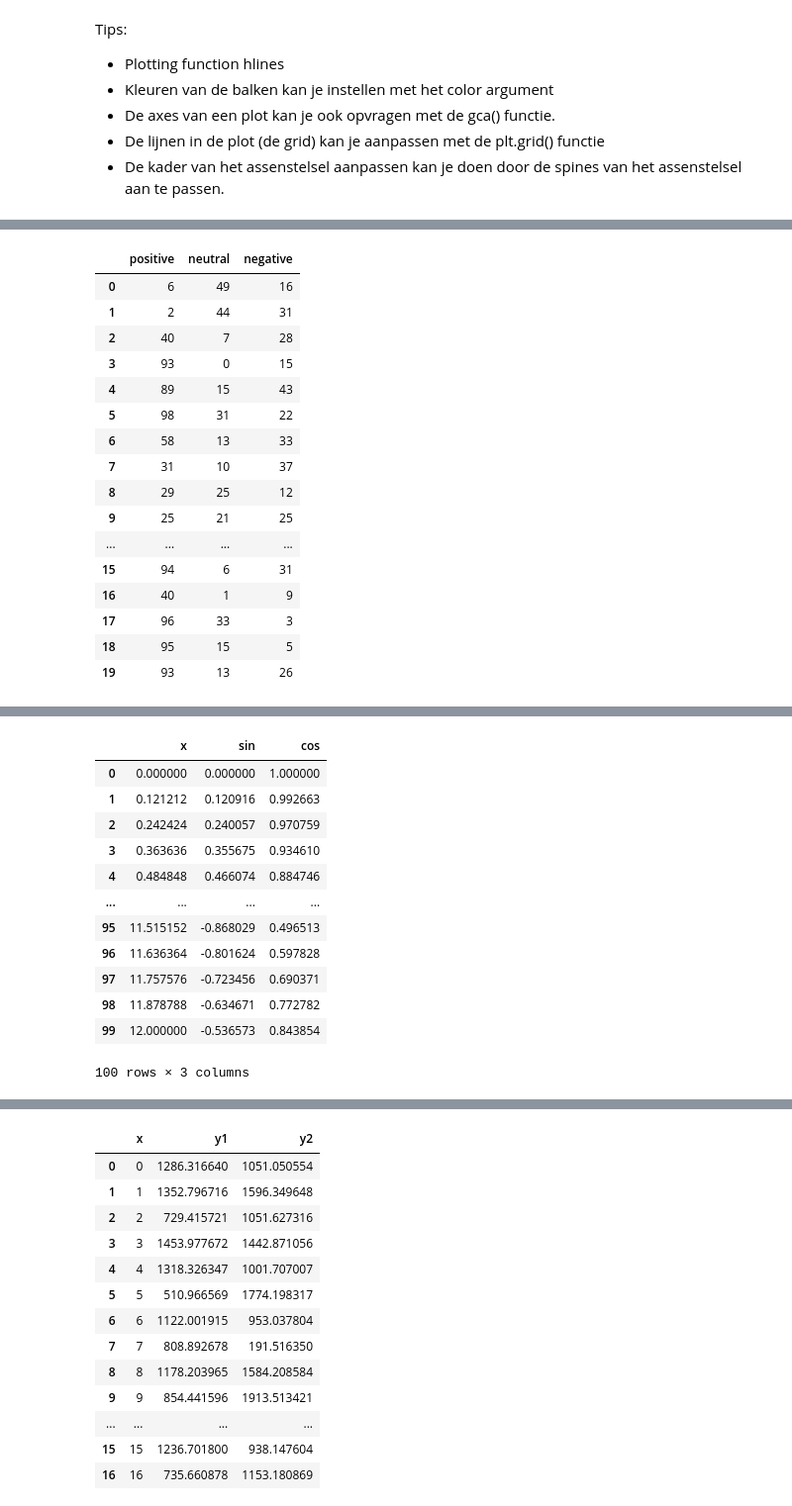
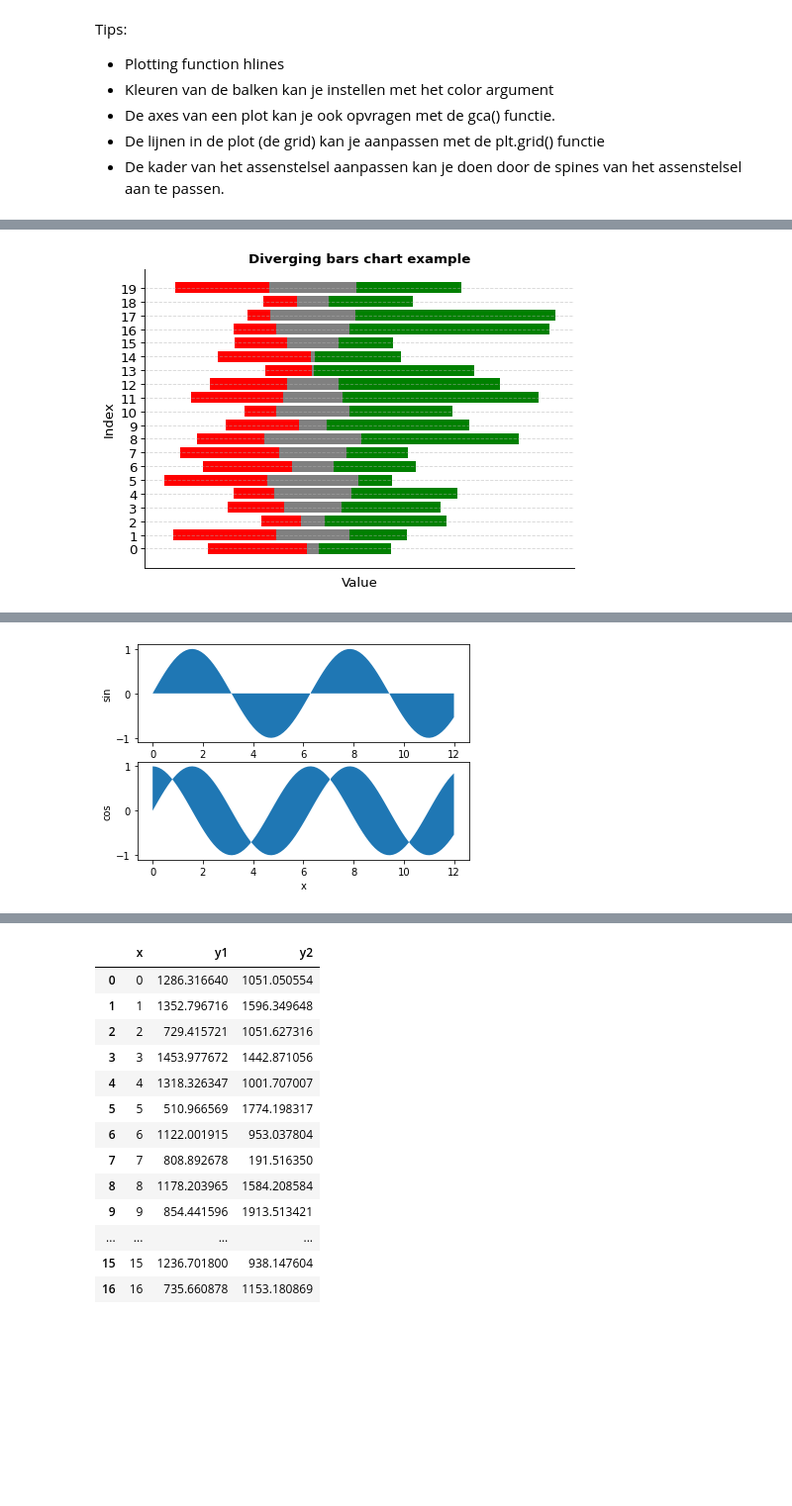
Before and after one commit to OdiseeDataScience2223/Leerstof, a Jupyter notebook: Week 5/DataVisualisation.ipynb, the cells around one changed output, grey strips where cells are left out. Shown at 99% size. Saved outputs shown, nothing was run; the diff lists cells and outputs as text; code cells hidden in the pictures; blank space fills up the shorter version.

```diff
--- a/Week 5/DataVisualisation.ipynb
+++ b/Week 5/DataVisualisation.ipynb
@@ -59,26 +79,29 @@ Maak nu door gebruik te maken van de barh functie onderstaande figuur zo goed mo
 # %%
 df = pd.DataFrame({"positive":np.random.randint(0,100, size=20),
                   "neutral": np.random.randint(0,50, size=20),
                   "negative": np.random.randint(0,50, size=20)}) # create random dataframe
 df
+
+plt.figure(figsize=(7,5), dpi=80)    # dots per inch geeft info over de resolutie
+#plt.hlines(y=df.index, xmin=20, xmax=df.data, linewidth=10)
+
+plt.barh(df.index, df.neutral, left=-df.neutral/2, color="gray")
+plt.barh(df.index, -df.negative, left=-df.neutral/2, color="red")
+plt.barh(df.index, df.positive, left=df.neutral/2, color="green")
+
+plt.title('Diverging bars chart example', fontdict={ 'size':12, "weight":'bold'})
+plt.gca().set_xlabel("Value", fontsize=12)
+plt.gca().set_ylabel("Index", fontsize=12)  #gca -> vraag de axes op van de figuur
+
+plt.xticks([])
+plt.yticks(range(len(df)), df.index, fontsize=12)       # range(len(df)) == df.index hier
+
+# grid aanpassen
+plt.grid(linestyle='--', alpha=0.5)
+plt.gca().spines["top"].set_visible(False)
+plt.gca().spines["right"].set_visible(False)
 # %% [output]
-|  | positive | neutral | negative |
-| 0 | 6 | 49 | 16 |
-| 1 | 2 | 44 | 31 |
-| 2 | 40 | 7 | 28 |
-| 3 | 93 | 0 | 15 |
-| 4 | 89 | 15 | 43 |
-| 5 | 98 | 31 | 22 |
-| 6 | 58 | 13 | 33 |
-| 7 | 31 | 10 | 37 |
-| 8 | 29 | 25 | 12 |
-| 9 | 25 | 21 | 25 |
-| ... | ... | ... | ... |
-| 15 | 94 | 6 | 31 |
-| 16 | 40 | 1 | 9 |
-| 17 | 96 | 33 | 3 |
-| 18 | 95 | 15 | 5 |
-| 19 | 93 | 13 | 26 |
+[figure, added]
 # %% [markdown]
 ### Line Surplus Deficit Filled
 
@@ -96,20 +119,22 @@ df = pd.DataFrame({"x": np.linspace(0, 12, 100)})
 df["sin"] = np.sin(df.x)
 df["cos"] = np.cos(df.x)
 df
+
+# zorg ervoor dat je twee rijen hebt
+fig, (ax1, ax2) = plt.subplots(2, 1)
+
+# doe de eerste figuur
+ax1.fill_between(df.x, 0, df.sin)
+ax1.set_ylabel("sin")
+
+# doe de tweede figuur
+ax2.fill_between(df.x, df.cos, df.sin)
+ax2.set_ylabel("cos")
+ax2.set_xlabel("x")
+
+fig.savefig("demo.png")
 # %% [output]
-|  | x | sin | cos |
-| 0 | 0.000000 | 0.000000 | 1.000000 |
-| 1 | 0.121212 | 0.120916 | 0.992663 |
-| 2 | 0.242424 | 0.240057 | 0.970759 |
-| 3 | 0.363636 | 0.355675 | 0.934610 |
-| 4 | 0.484848 | 0.466074 | 0.884746 |
-| ... | ... | ... | ... |
-| 95 | 11.515152 | -0.868029 | 0.496513 |
-| 96 | 11.636364 | -0.801624 | 0.597828 |
-| 97 | 11.757576 | -0.723456 | 0.690371 |
-| 98 | 11.878788 | -0.634671 | 0.772782 |
-| 99 | 12.000000 | -0.536573 | 0.843854 |
-100 rows × 3 columns
+[figure, added]
 # %% [markdown]
 ## Verband tussen features
 
```
Also changed, not shown: parts of 8 cells of this notebook.
